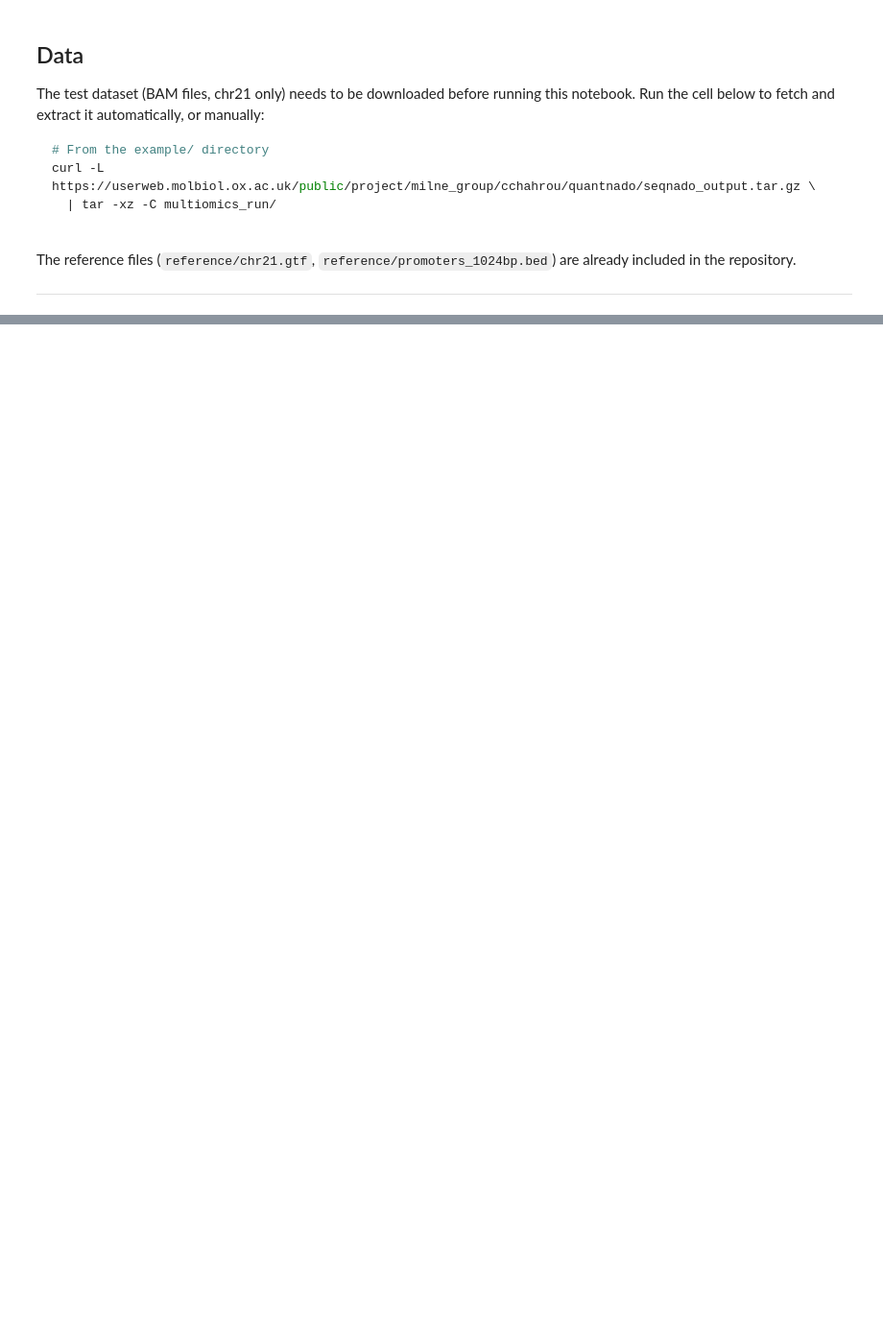
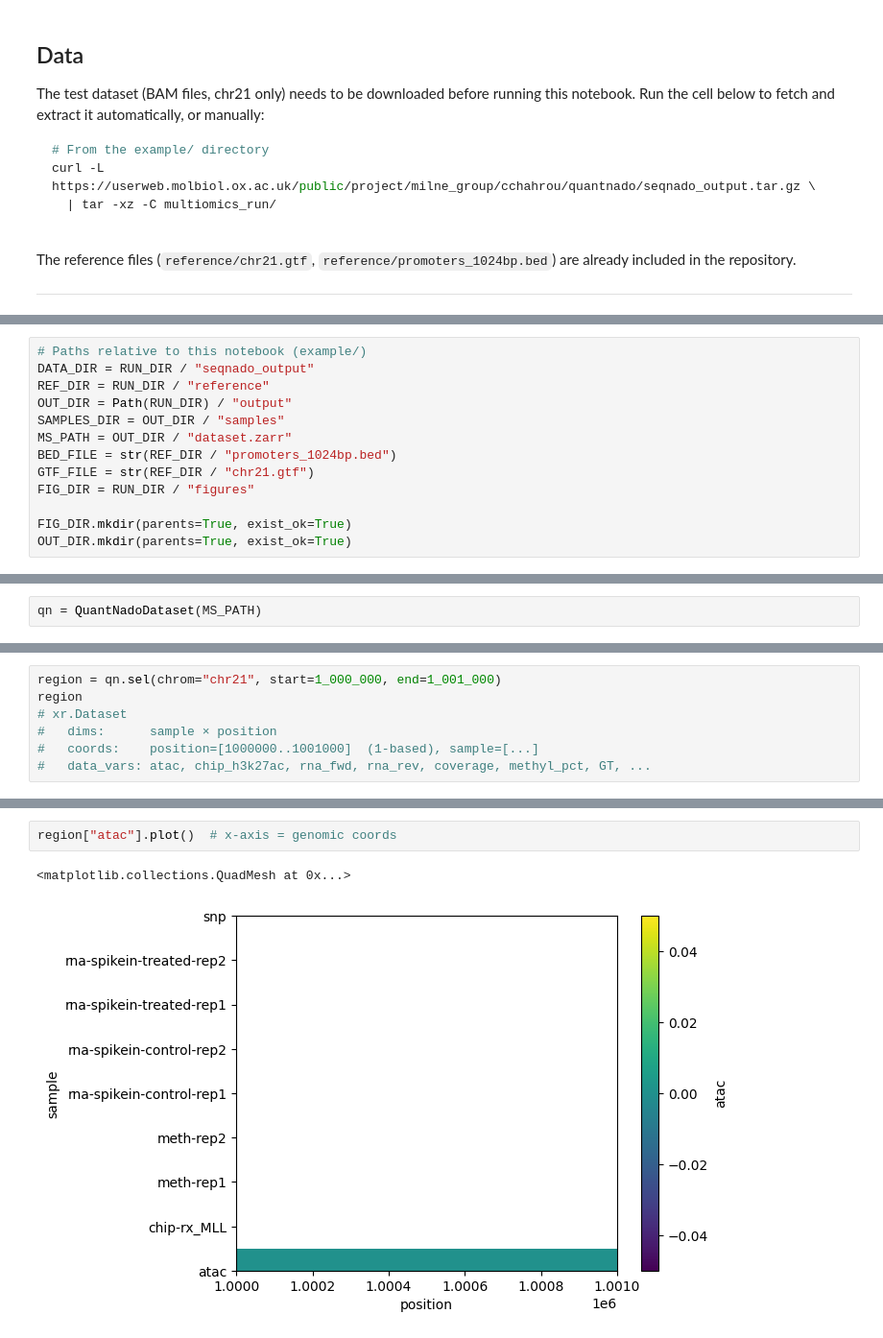
Before and after one commit to Milne-Group/QuantNado, a Jupyter notebook: example/example_dataset.ipynb, the cells around one changed output, grey strips where cells are left out. Shown at 96% size. Drawn from its saved outputs; the diff is of its cells as text; blank space fills up the shorter version.

```diff
--- a/example/example_dataset.ipynb
+++ b/example/example_dataset.ipynb
@@ -661,0 +50,13 @@ plt = ds.locus_plot(
+# %%
+# Paths relative to this notebook (example/)
+DATA_DIR = RUN_DIR / "seqnado_output"
+REF_DIR = RUN_DIR / "reference"
+OUT_DIR = Path(RUN_DIR) / "output"
+SAMPLES_DIR = OUT_DIR / "samples"
+MS_PATH = OUT_DIR / "dataset.zarr"
+BED_FILE = str(REF_DIR / "promoters_1024bp.bed")
+GTF_FILE = str(REF_DIR / "chr21.gtf")
+FIG_DIR = RUN_DIR / "figures"
+
+FIG_DIR.mkdir(parents=True, exist_ok=True)
+OUT_DIR.mkdir(parents=True, exist_ok=True)
@@ -661,0 +140,2 @@ plt = ds.locus_plot(
+# %%
+qn = QuantNadoDataset(MS_PATH)
@@ -661,0 +162,7 @@ plt = ds.locus_plot(
+# %%
+region = qn.sel(chrom="chr21", start=1_000_000, end=1_001_000)
+region
+# xr.Dataset
+#   dims:      sample × position
+#   coords:    position=[1000000..1001000]  (1-based), sample=[...]
+#   data_vars: atac, chip_h3k27ac, rna_fwd, rna_rev, coverage, methyl_pct, GT, ...
@@ -661,0 +229,5 @@ plt = ds.locus_plot(
+# %%
+region["atac"].plot()  # x-axis = genomic coords
+# %% [output]
+<matplotlib.collections.QuadMesh at 0x...>
+[figure, added]
```
Also changed, not shown: parts of 104 cells of this notebook, 38 other files.
